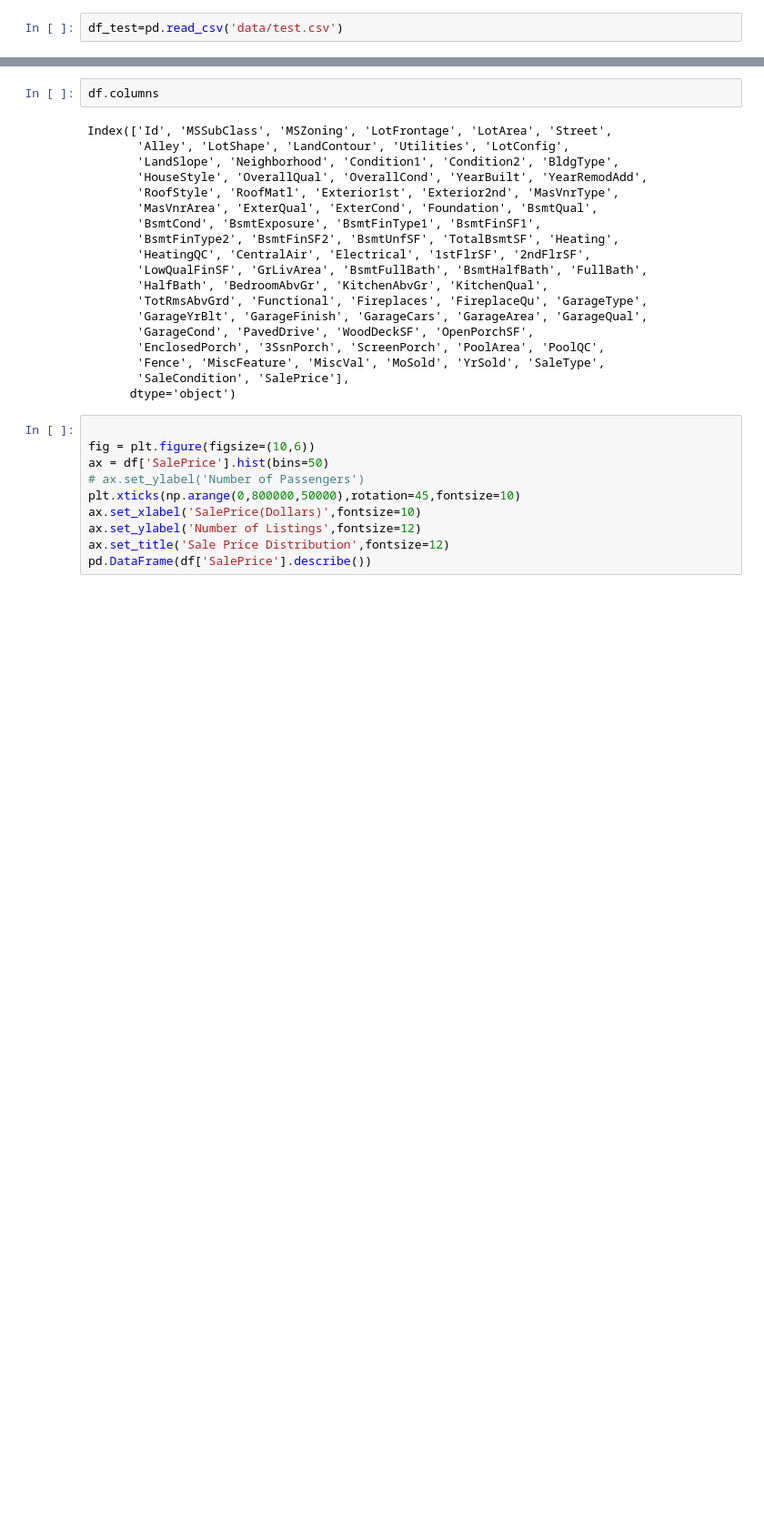
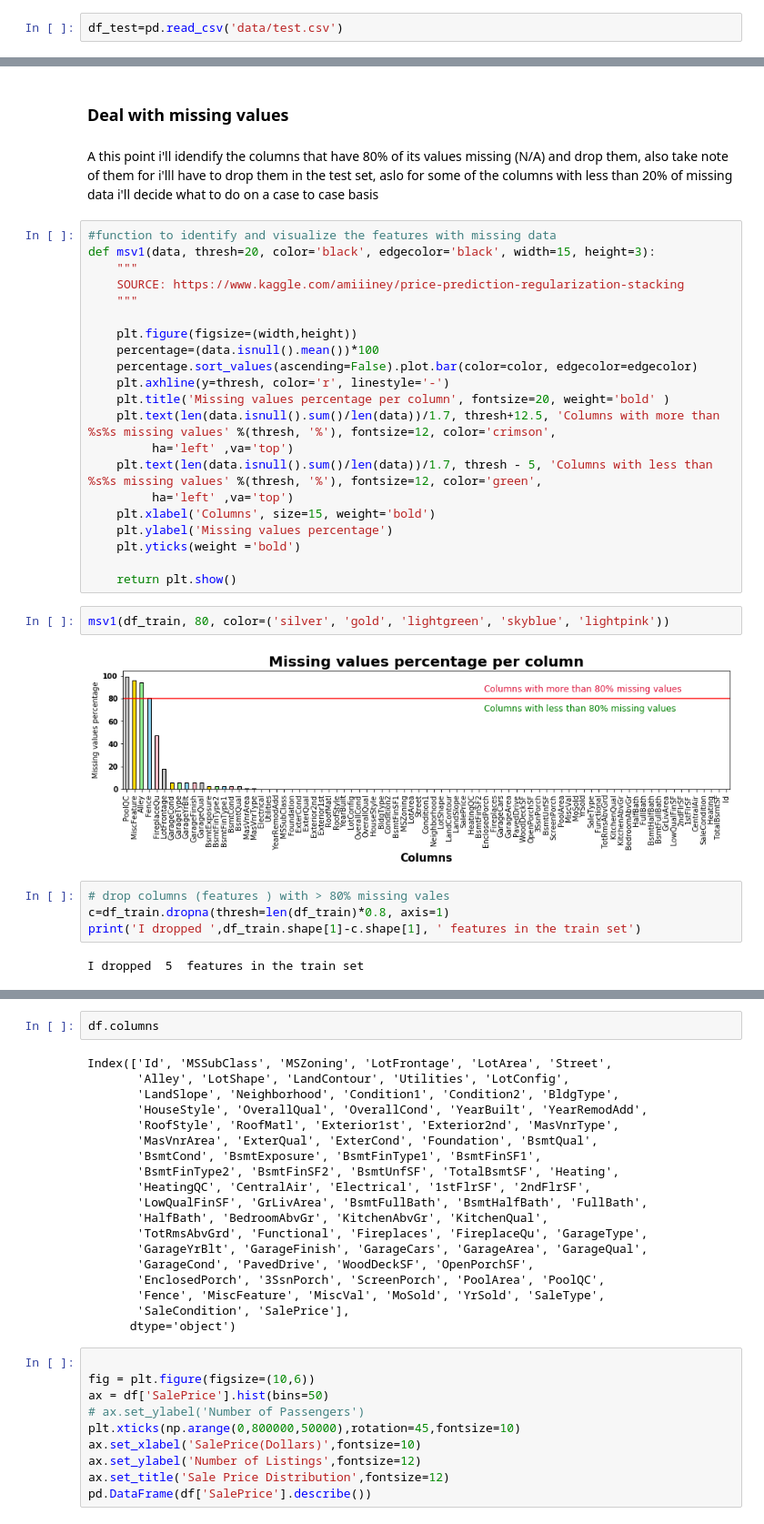
Before and after one commit to chibz3/Real_estate_investment, a Jupyter notebook: housing_prices.ipynb, the cells around one changed output, grey strips where cells are left out. Shown at 91% size. Cells and saved outputs as stored; diff of their text form; blank space fills up the shorter version.

```diff
--- a/housing_prices.ipynb
+++ b/housing_prices.ipynb
@@ -24,0 +52,35 @@ The testing set has 1 feature less than the training set, which is SalePrice, th
+# %% [markdown]
+### Deal with missing values
+# %% [markdown]
+A this point i'll idendify the columns that have 80% of its values missing (N/A)  and drop them, also take note of them for i'lll have to drop them in the test set,  aslo for some of  the columns with less than 20% of missing data i'll decide what to do on a case to case basis
+# %%
+#function to identify and visualize the features with missing data
+def msv1(data, thresh=20, color='black', edgecolor='black', width=15, height=3):
+    """
+    SOURCE: https://www.kaggle.com/amiiiney/price-prediction-regularization-stacking
+    """
+
+    plt.figure(figsize=(width,height))
+    percentage=(data.isnull().mean())*100
+    percentage.sort_values(ascending=False).plot.bar(color=color, edgecolor=edgecolor)
+    plt.axhline(y=thresh, color='r', linestyle='-')
+    plt.title('Missing values percentage per column', fontsize=20, weight='bold' )
+    plt.text(len(data.isnull().sum()/len(data))/1.7, thresh+12.5, 'Columns with more than %s%s missing values' %(thresh, '%'), fontsize=12, color='crimson',
+         ha='left' ,va='top')
+    plt.text(len(data.isnull().sum()/len(data))/1.7, thresh - 5, 'Columns with less than %s%s missing values' %(thresh, '%'), fontsize=12, color='green',
+         ha='left' ,va='top')
+    plt.xlabel('Columns', size=15, weight='bold')
+    plt.ylabel('Missing values percentage')
+    plt.yticks(weight ='bold')
+
+    return plt.show()
+# %%
+msv1(df_train, 80, color=('silver', 'gold', 'lightgreen', 'skyblue', 'lightpink'))
+# %% [output]
+[figure, added]
+# %%
+# drop columns (features ) with > 80% missing vales
+c=df_train.dropna(thresh=len(df_train)*0.8, axis=1)
+print('I dropped ',df_train.shape[1]-c.shape[1], ' features in the train set')
+# %% [output]
+I dropped  5  features in the train set
```
Also changed, not shown: parts of 30 cells of this notebook.
